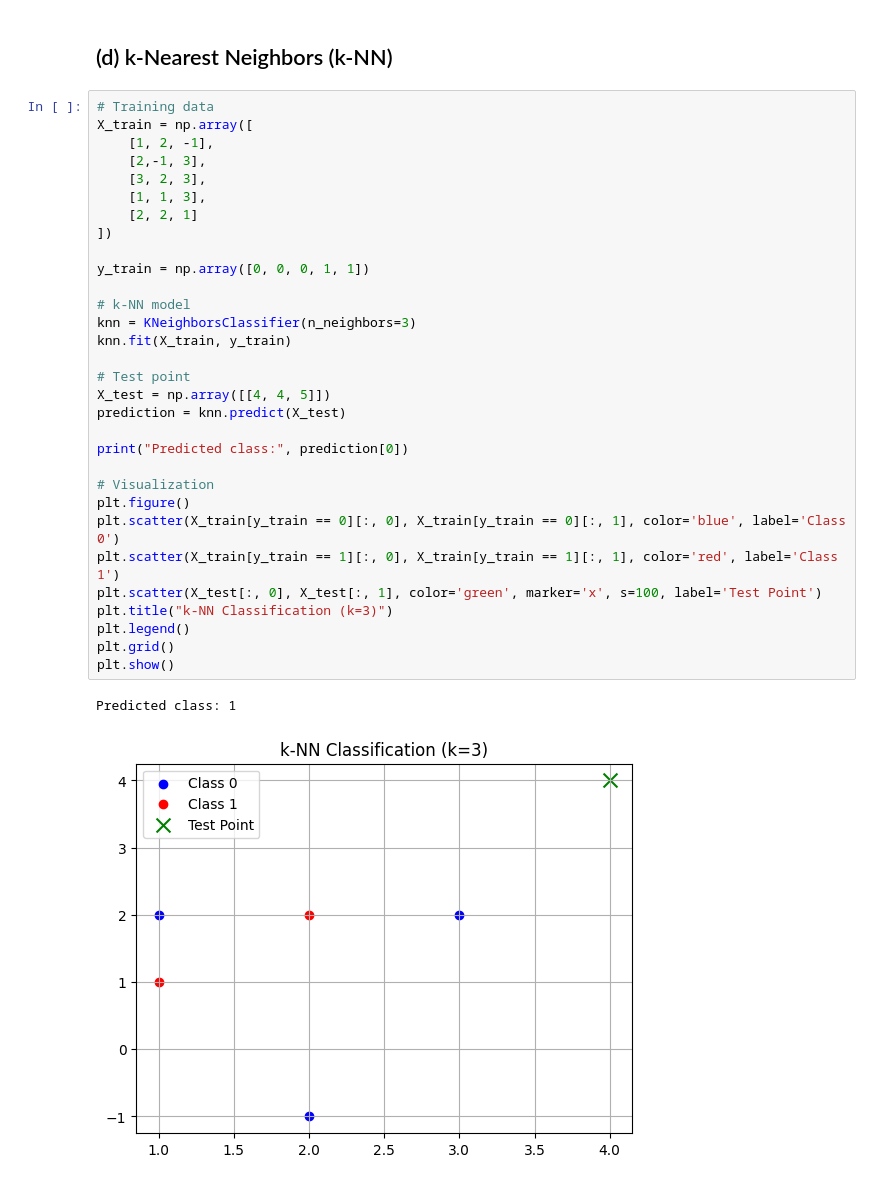
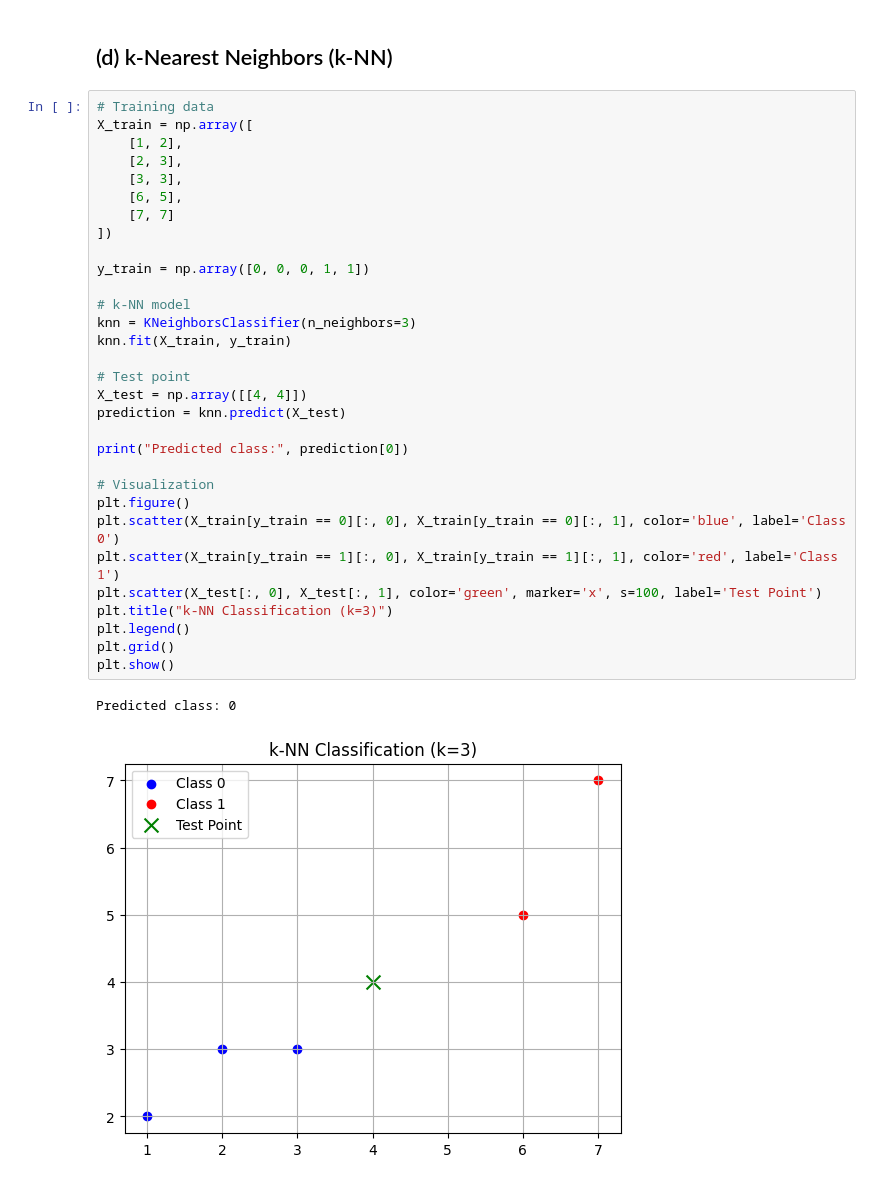
Before and after one commit to kopiyo/Anomaly-Detection, a Jupyter notebook: notebooks/distance_and_knn_demo.ipynb, the cells around one changed output. Saved outputs shown, nothing was run; the diff lists cells and outputs as text.

```diff
--- a/notebooks/distance_and_knn_demo.ipynb
+++ b/notebooks/distance_and_knn_demo.ipynb
@@ -102,34 +87,34 @@ Cosine Distance: 0.0
 # %%
 # Training data
 X_train = np.array([
-    [1, 2, -1],
-    [2,-1, 3],
-    [3, 2, 3],
-    [1, 1, 3],
-    [2, 2, 1]
+    [1, 2],
+    [2, 3],
+    [3, 3],
+    [6, 5],
+    [7, 7]
 ])
 
 y_train = np.array([0, 0, 0, 1, 1])
 
 # k-NN model
 knn = KNeighborsClassifier(n_neighbors=3)
 knn.fit(X_train, y_train)
 
 # Test point
-X_test = np.array([[4, 4, 5]])
+X_test = np.array([[4, 4]])
 prediction = knn.predict(X_test)
 
 print("Predicted class:", prediction[0])
 
 # Visualization
 plt.figure()
 plt.scatter(X_train[y_train == 0][:, 0], X_train[y_train == 0][:, 1], color='blue', label='Class 0')
 plt.scatter(X_train[y_train == 1][:, 0], X_train[y_train == 1][:, 1], color='red', label='Class 1')
 plt.scatter(X_test[:, 0], X_test[:, 1], color='green', marker='x', s=100, label='Test Point')
 plt.title("k-NN Classification (k=3)")
 plt.legend()
 plt.grid()
 plt.show()
 # %% [output]
-Predicted class: 1
+Predicted class: 0
-[figure, old version]
+[figure, new version]
```
Also changed, not shown: parts of 3 cells of this notebook.
